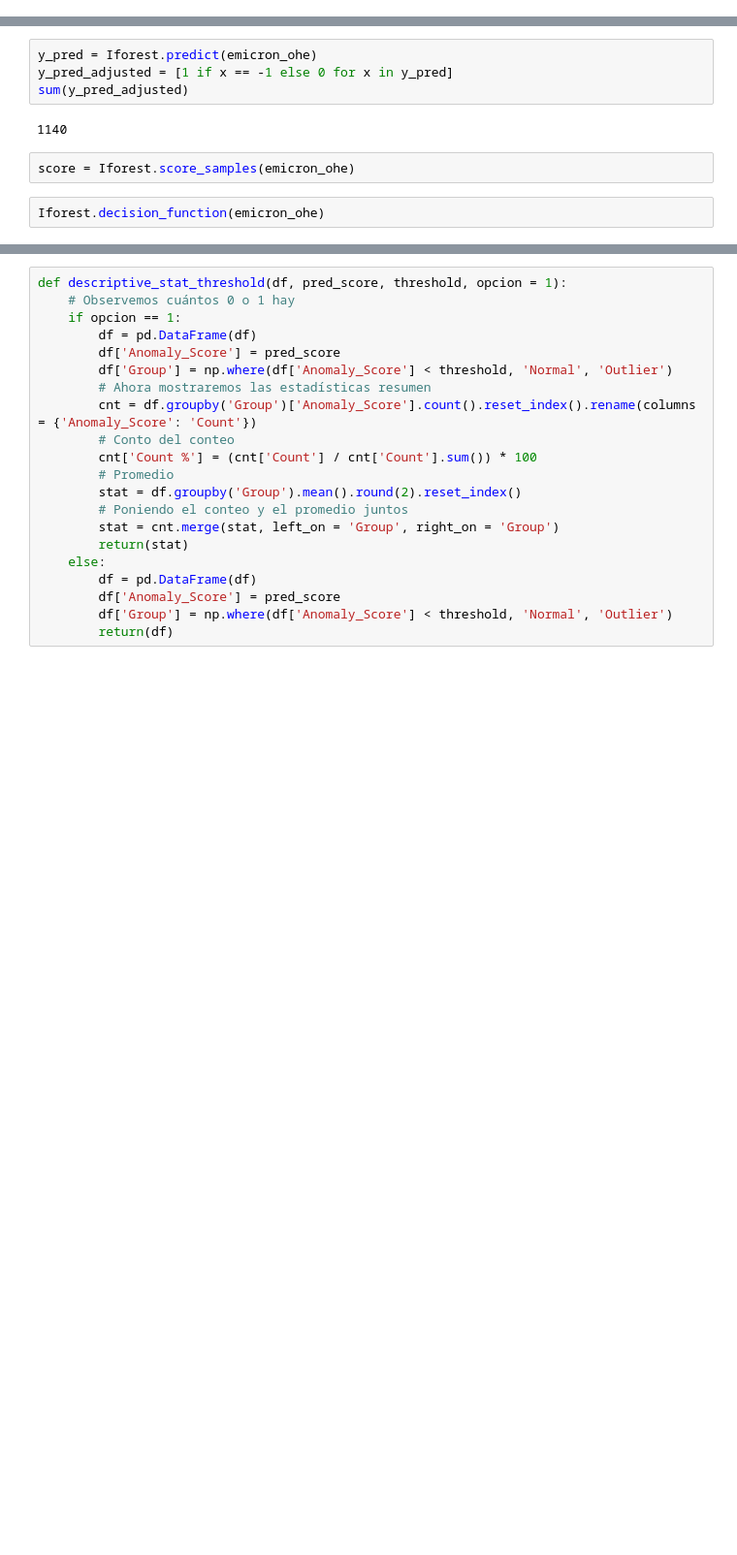
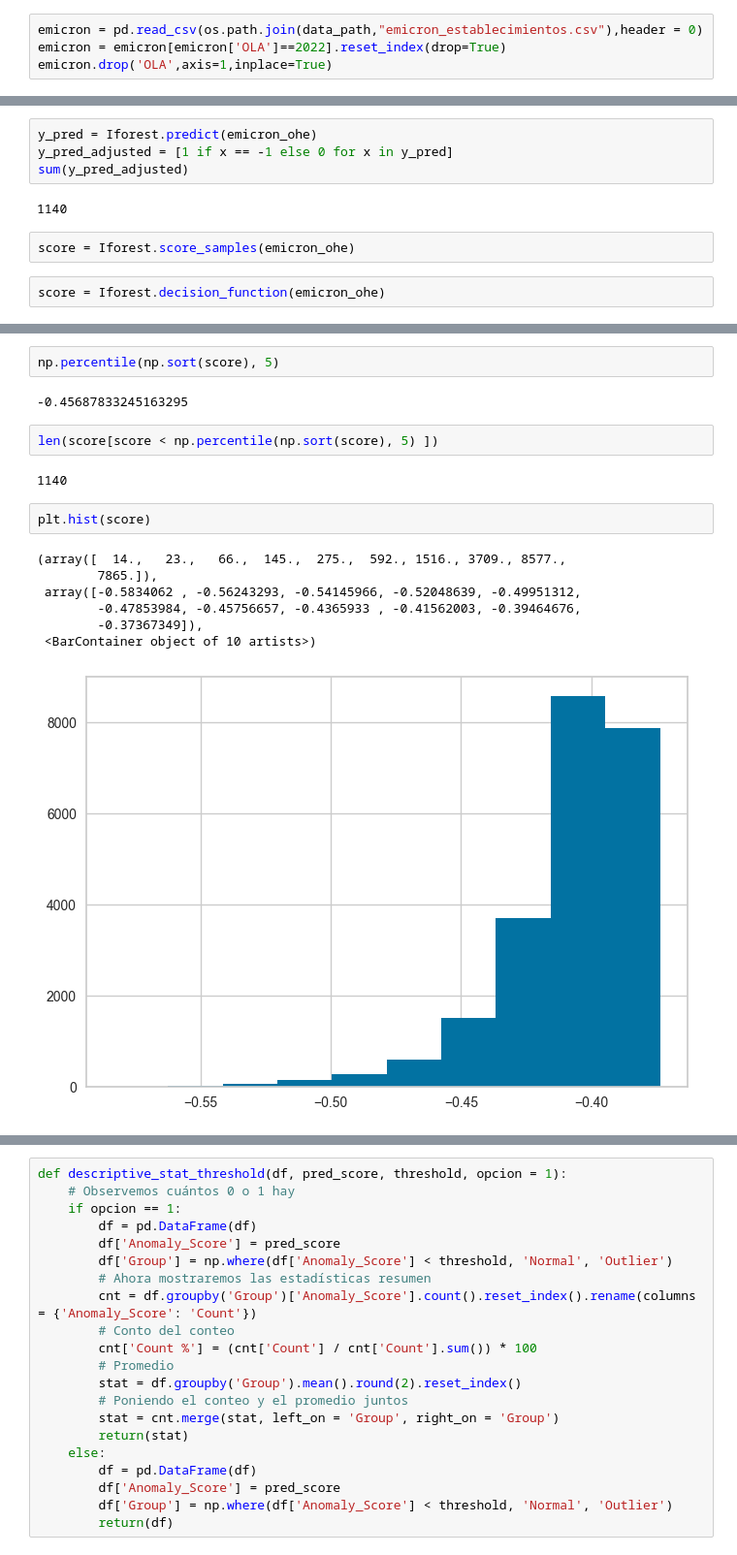
Before and after one commit to caravilaga/Repositorio_DANE, a Jupyter notebook: Modelado/iforest_fijos.ipynb, the cells around one changed output, grey strips where cells are left out. Shown: that part at 97% size. Cells and saved outputs as stored; diff of their text form; blank space fills up the shorter version.

```diff
--- a/Modelado/iforest_fijos.ipynb
+++ b/Modelado/iforest_fijos.ipynb
@@ -109,6 +109,10 @@ from sklearn.ensemble import IsolationForest
 from sklearn.preprocessing import OneHotEncoder
 # %% [markdown]
 #### One-hot encoding
+# %%
+emicron = pd.read_csv(os.path.join(data_path,"emicron_establecimientos.csv"),header = 0)
+emicron = emicron[emicron['OLA']==2022].reset_index(drop=True)
+emicron.drop('OLA',axis=1,inplace=True)
 # %%
 emicron_ohe = emicron.copy()
 
@@ -166,4 +170,4 @@ sum(y_pred_adjusted)
 # %%
 score = Iforest.score_samples(emicron_ohe)
 # %%
-Iforest.decision_function(emicron_ohe)
+score = Iforest.decision_function(emicron_ohe)
@@ -187,0 +214,18 @@ emicron.head()
+# %%
+np.percentile(np.sort(score), 5)
+# %% [output]
+-0.45687833245163295
+# %%
+len(score[score < np.percentile(np.sort(score), 5) ])
+# %% [output]
+1140
+# %%
+plt.hist(score)
+# %% [output]
+(array([  14.,   23.,   66.,  145.,  275.,  592., 1516., 3709., 8577.,
+        7865.]),
+ array([-0.5834062 , -0.56243293, -0.54145966, -0.52048639, -0.49951312,
+        -0.47853984, -0.45756657, -0.4365933 , -0.41562003, -0.39464676,
+        -0.37367349]),
+ <BarContainer object of 10 artists>)
+[figure, added]
```
Also changed, not shown: parts of 21 cells of this notebook, 4 other files.
